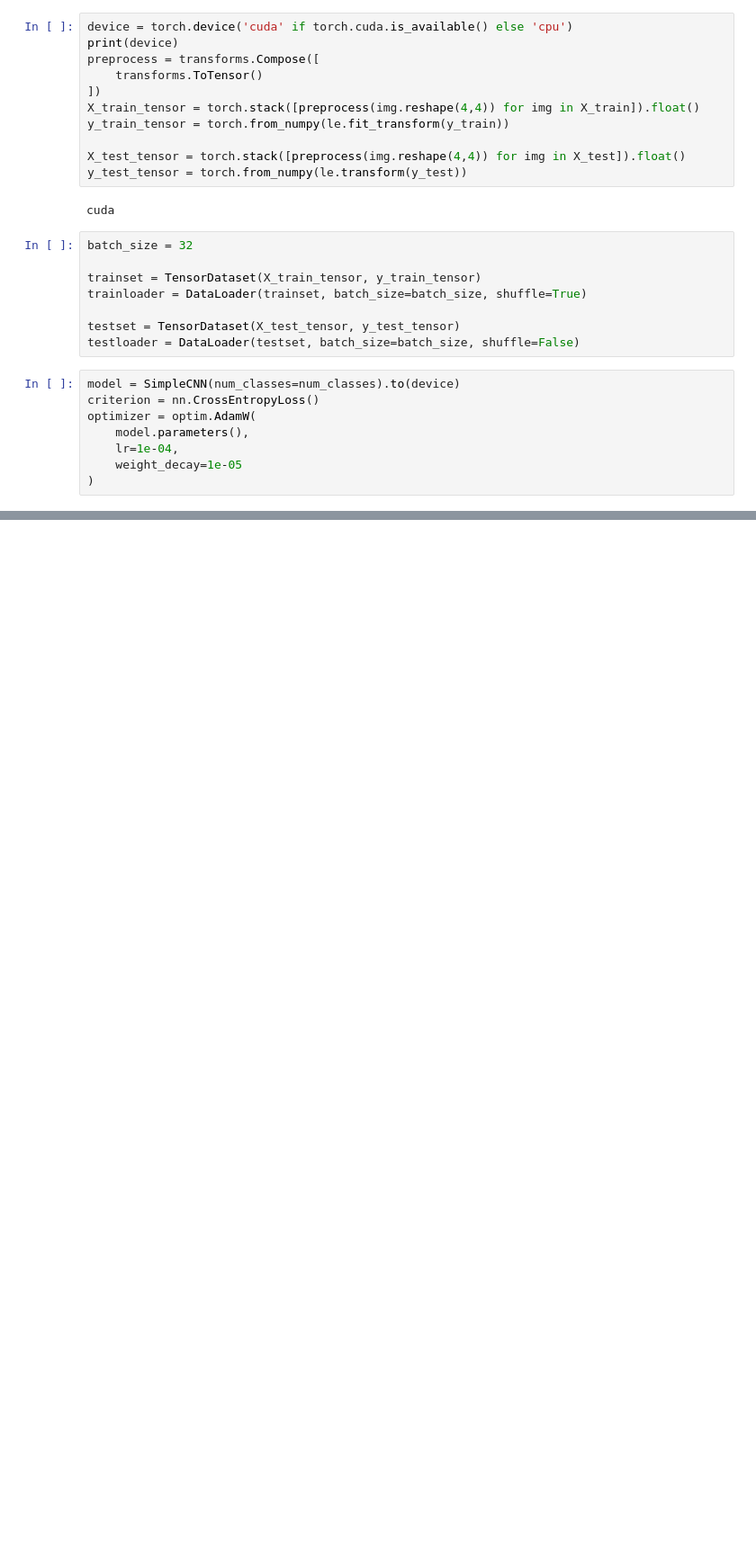
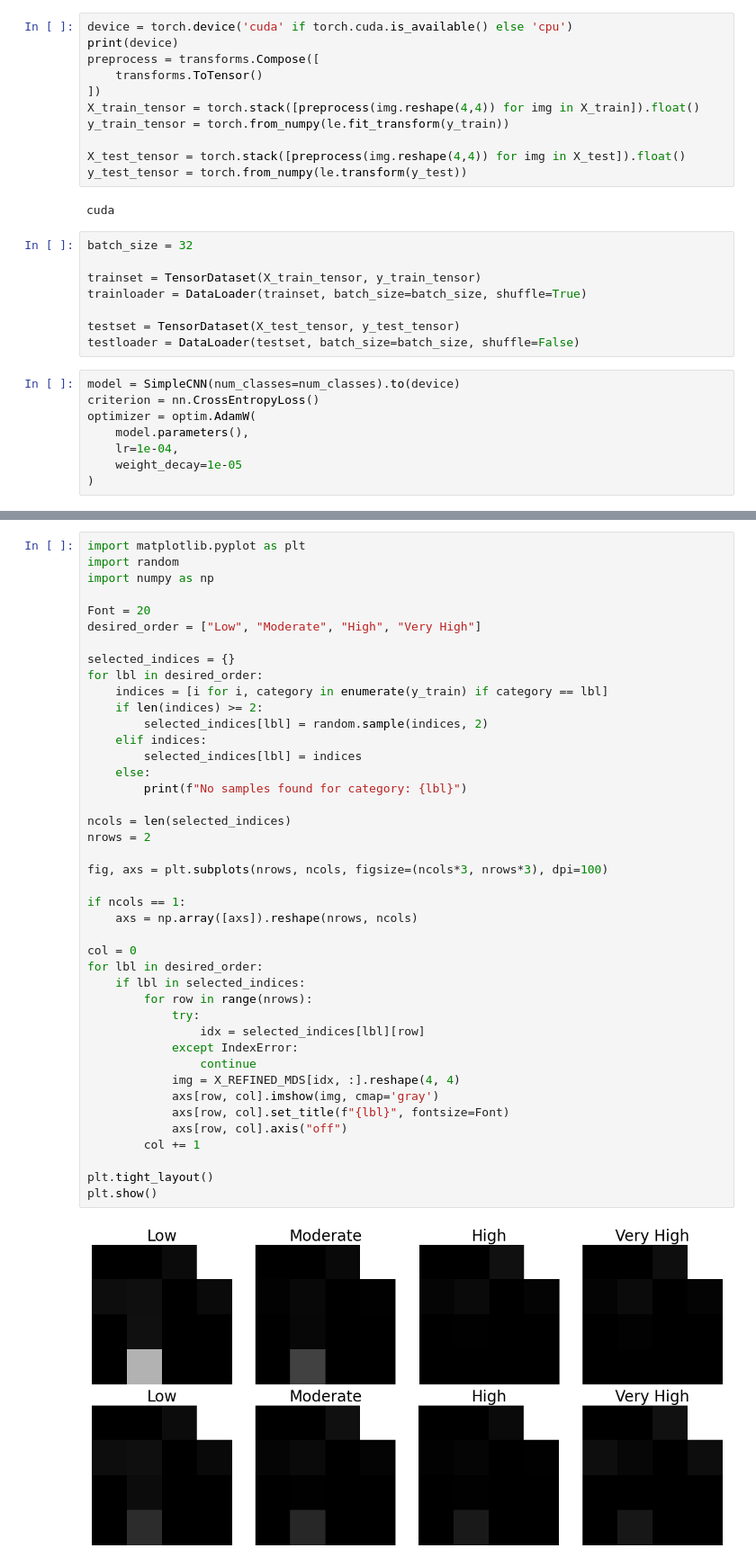
Before and after one commit to arielposada/tabular-data-to-images, a Jupyter notebook: Refined/Covid/REFINED_Covid.ipynb, the cells around one changed output, grey strips where cells are left out. Shown at 90% size. Saved outputs shown, nothing was run; the diff lists cells and outputs as text; blank space fills up the shorter version.

Commit message:
Refined update

```diff
--- a/Refined/Covid/REFINED_Covid.ipynb
+++ b/Refined/Covid/REFINED_Covid.ipynb
@@ -270,0 +306,44 @@ _ = ConfusionMatrixDisplay.from_predictions(y_test_tensor, test_predicted, displ
+# %%
+import matplotlib.pyplot as plt
+import random
+import numpy as np
+
+Font = 20
+desired_order = ["Low", "Moderate", "High", "Very High"]
+
+selected_indices = {}
+for lbl in desired_order:
+    indices = [i for i, category in enumerate(y_train) if category == lbl]
+    if len(indices) >= 2:
+        selected_indices[lbl] = random.sample(indices, 2)
+    elif indices:
+        selected_indices[lbl] = indices
+    else:
+        print(f"No samples found for category: {lbl}")
+
+ncols = len(selected_indices)
+nrows = 2
+
+fig, axs = plt.subplots(nrows, ncols, figsize=(ncols*3, nrows*3), dpi=100)
+
+if ncols == 1:
+    axs = np.array([axs]).reshape(nrows, ncols)
+
+col = 0
+for lbl in desired_order:
+    if lbl in selected_indices:
+        for row in range(nrows):
+            try:
+                idx = selected_indices[lbl][row]
+            except IndexError:
+                continue
+            img = X_REFINED_MDS[idx, :].reshape(4, 4)
+            axs[row, col].imshow(img, cmap='gray')
+            axs[row, col].set_title(f"{lbl}", fontsize=Font)
+            axs[row, col].axis("off")
+        col += 1
+
+plt.tight_layout()
+plt.show()
+# %% [output]
+[figure, added]
```
Also changed, not shown: parts of 8 cells of this notebook, 2 other files.
